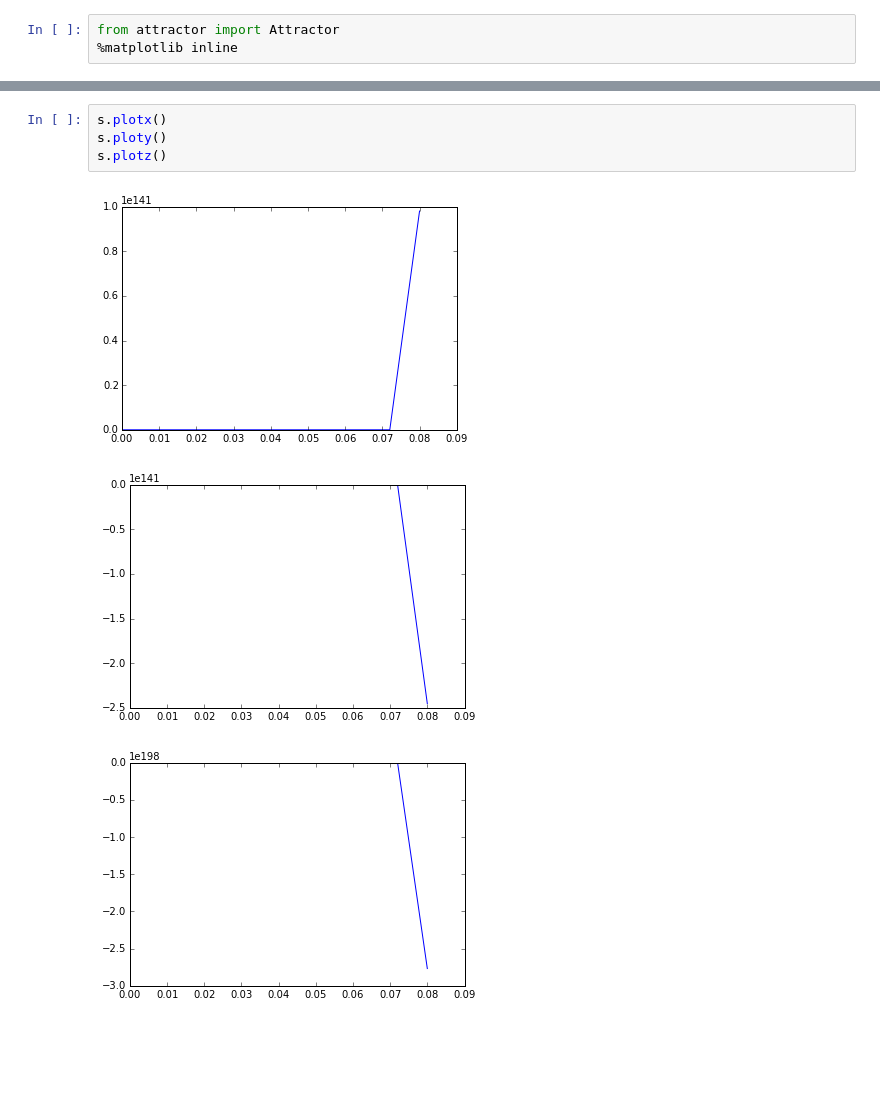
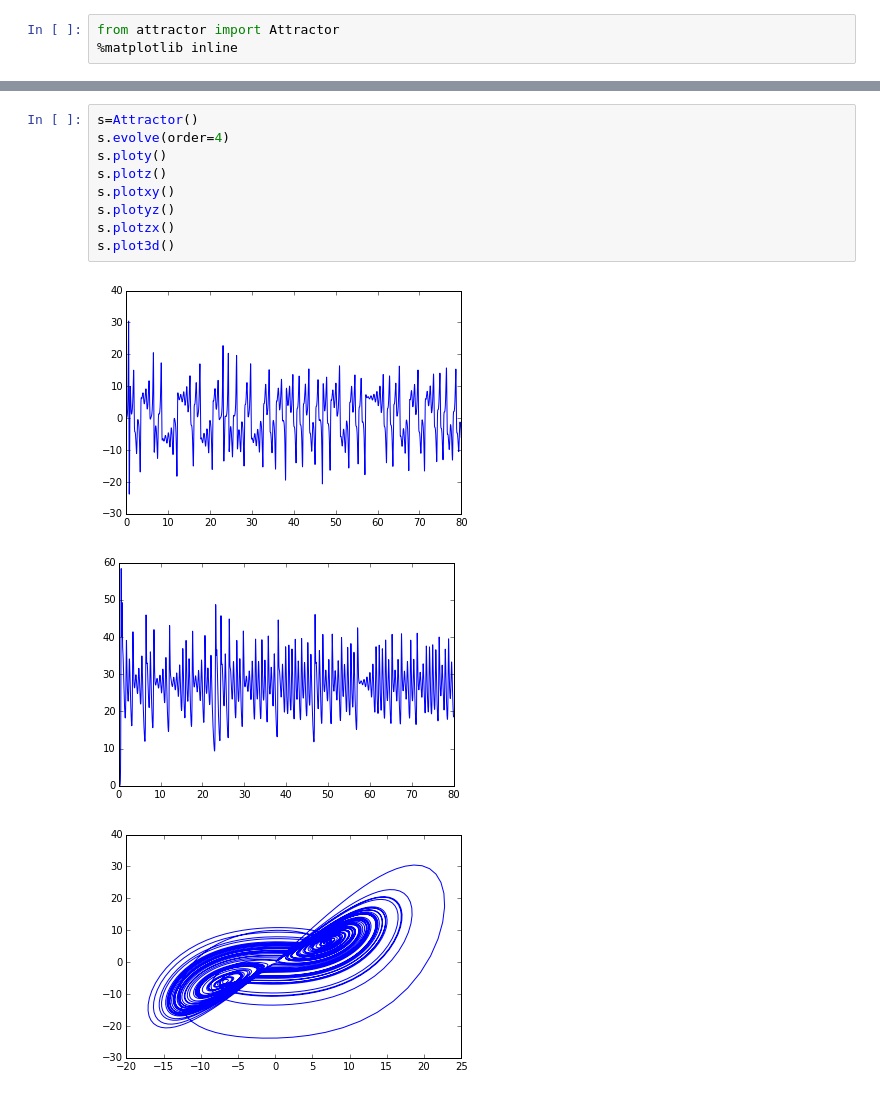
Before and after one commit to arjunreddyt/CS510-Fall2015-Midterm, a Jupyter notebook: ExploreAttractor.ipynb, the cells around one changed output, grey strips where cells are left out. Drawn from its saved outputs; the diff is of its cells as text; blank space fills up the shorter version.

```diff
--- a/ExploreAttractor.ipynb
+++ b/ExploreAttractor.ipynb
@@ -56,8 +94,13 @@ s.evolve(order=2)
-# %%
-s.plotx()
-s.ploty()
-s.plotz()
-# %% [output]
-[figure, removed]
-[figure, removed]
-[figure, removed]
+# %%
+s=Attractor()
+s.evolve(order=4)
+s.ploty()
+s.plotz()
+s.plotxy()
+s.plotyz()
+s.plotzx()
+s.plot3d()
+# %% [output]
+[figure, added]
+[figure, added]
+[figure, added]
```
Also changed, not shown: parts of 17 cells of this notebook.
